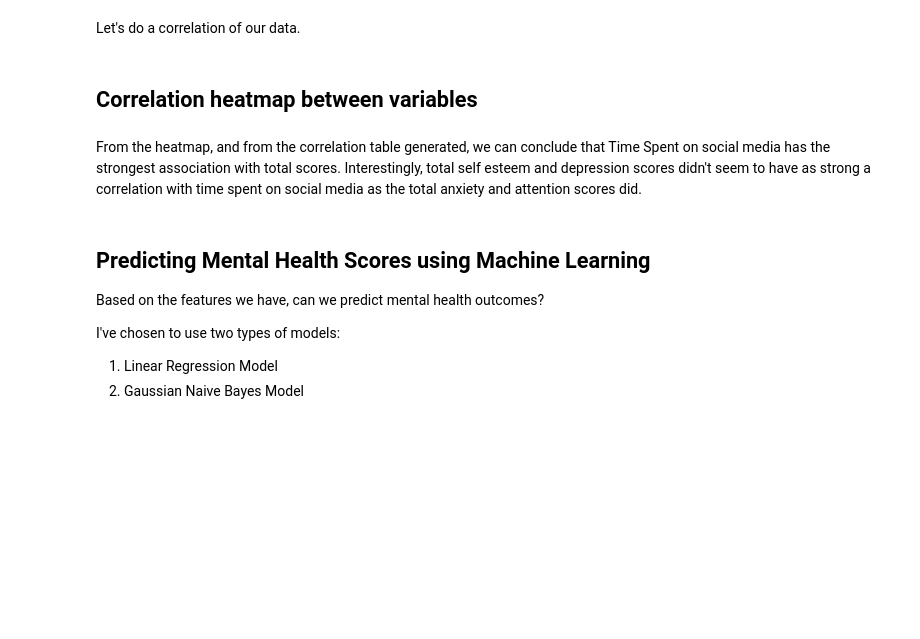
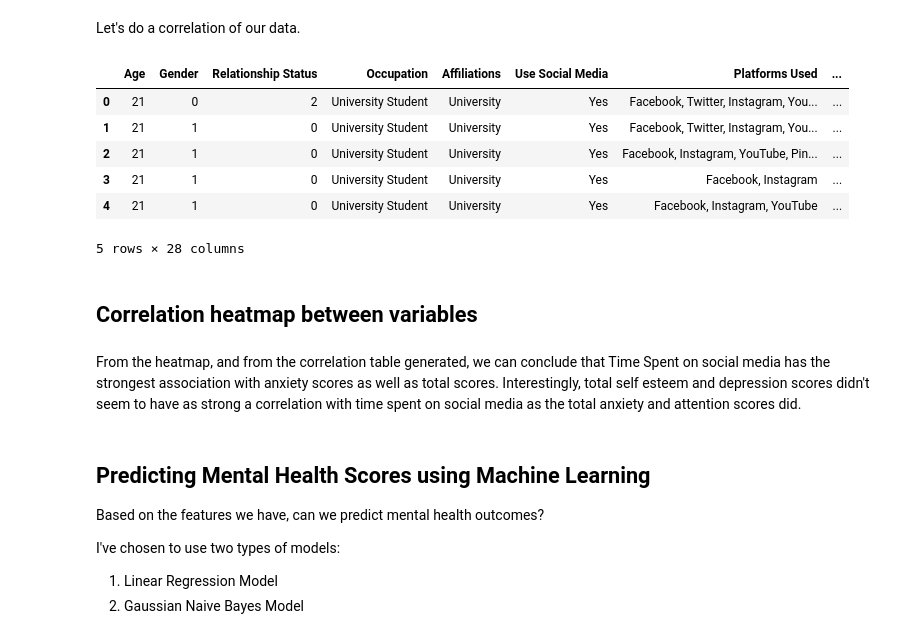
Before and after one commit to allygee/smmh_project, a Jupyter notebook: Social Media Mental Heallth Notebook.ipynb, the cells around one changed output. Cells and saved outputs as stored; diff of their text form; code cells hidden in the pictures; blank space fills up the shorter version.

```diff
--- a/Social Media Mental Heallth Notebook.ipynb
+++ b/Social Media Mental Heallth Notebook.ipynb
@@ -687,19 +680,28 @@ Let's do a correlation of our data.
 # %%
 #Ok lets get correlations for mental health scores and our data.
 #First step, we need to convert string indices into integers, starting with Gender
 data.loc[data['Gender'] == 'Male', 'Gender'] = 0
 data.loc[data['Gender'] == 'Female', 'Gender'] = 1
 data.loc[data['Gender'] == 'Other', 'Gender'] = 2
 data['Gender'] = data['Gender'].astype('int64')
 
 #Same for relationship status:
 data.loc[data['Relationship Status'] == 'Single', 'Relationship Status'] = 0
 data.loc[data['Relationship Status'] == 'Married', 'Relationship Status'] = 1
 data.loc[data['Relationship Status'] == 'In a relationship', 'Relationship Status'] = 2
 data.loc[data['Relationship Status'] == 'Divorced', 'Relationship Status'] = 3
 data['Relationship Status'] = data['Relationship Status'].astype('int64')
 
-data.head()
+#uncomment below to check values are correct
+#data.head()
+# %% [output]
+|  | Age | Gender | Relationship Status | Occupation | Affiliations | Use Social Media | Platforms Used | ... |
+| 0 | 21 | 0 | 2 | University Student | University | Yes | Facebook, Twitter, Instagram, You... | ... |
+| 1 | 21 | 1 | 0 | University Student | University | Yes | Facebook, Twitter, Instagram, You... | ... |
+| 2 | 21 | 1 | 0 | University Student | University | Yes | Facebook, Instagram, YouTube, Pin... | ... |
+| 3 | 21 | 1 | 0 | University Student | University | Yes | Facebook, Instagram | ... |
+| 4 | 21 | 1 | 0 | University Student | University | Yes | Facebook, Instagram, YouTube | ... |
+5 rows × 28 columns
 # %%
 #dropping unecessary data - using the total questionnaire scores for each parameter.
 data.drop(labels=['Anxiety Q1', 'Anxiety Q2',
@@ -716,7 +718,7 @@ print(corrdf)
 #visualise correlation coefficients in a heatmap
 sns.heatmap(corrdf)
 # %% [markdown]
-From the heatmap, and from the correlation table generated, we can conclude that Time Spent on social media has the strongest association with total scores. Interestingly, total self esteem and depression scores didn't seem to have as strong a correlation with time spent on social media as the total anxiety and attention scores did.
+From the heatmap, and from the correlation table generated, we can conclude that Time Spent on social media has the strongest association with anxiety scores as well as total scores. Interestingly, total self esteem and depression scores didn't seem to have as strong a correlation with time spent on social media as the total anxiety and attention scores did.
 # %% [markdown]
 ## Predicting Mental Health Scores using Machine Learning
 
```
Also changed, not shown: parts of 13 cells of this notebook.
